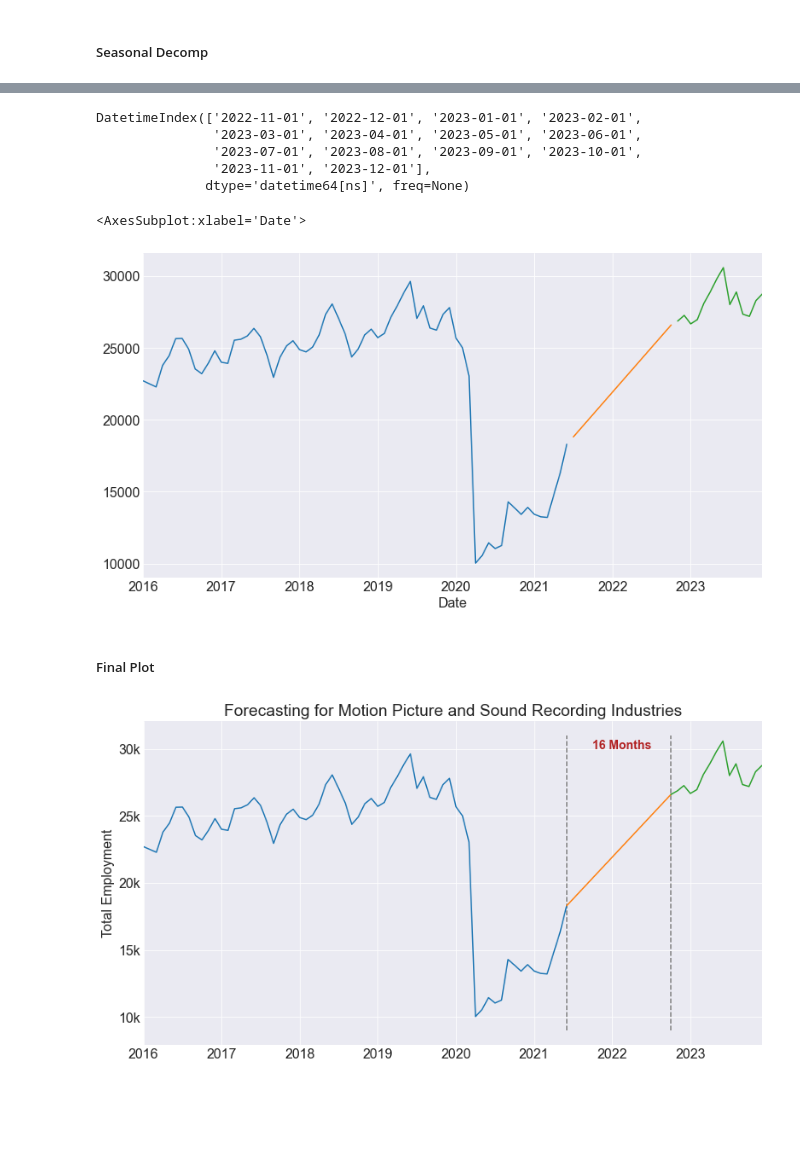
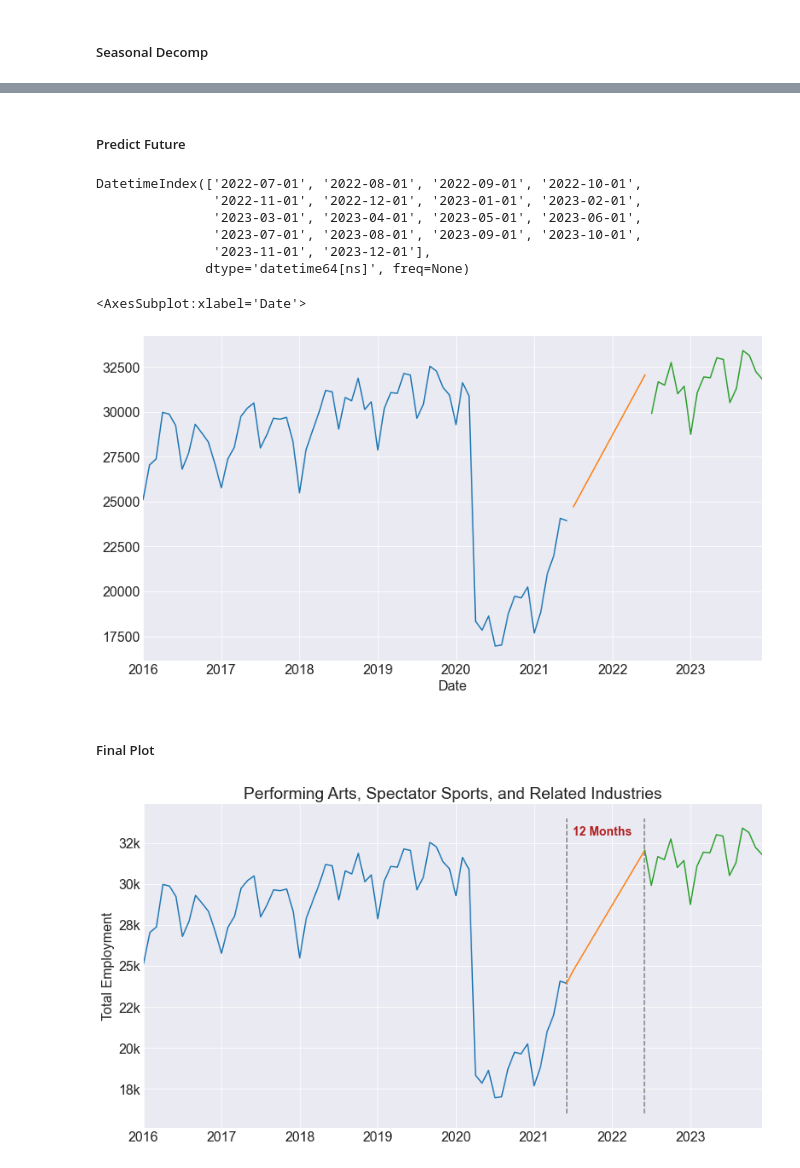
Before and after one commit to capstone-job-market-analysis/job-market-analysis, a Jupyter notebook: adam_scratch_forecasting.ipynb, the cells around one changed output, grey strips where cells are left out. Saved outputs shown, nothing was run; the diff lists cells and outputs as text; code cells hidden in the pictures; blank space fills up the shorter version.

```diff
--- a/adam_scratch_forecasting.ipynb
+++ b/adam_scratch_forecasting.ipynb
@@ -824,7 +1040,7 @@ holts.plot()
 # %%
 # forecast pre-COVID behavior after full recovery
-s_motion = forecast_ind_dict['Motion Picture and Sound Recording Industries']
-s_motion.plot()
-plt.gca().set(ylabel = 'Total Employment', title='Motion Picture and Sound Recording Industries')
+s_perform = forecast_ind_dict['Performing Arts, Spectator Sports, and Related Industries']
+s_perform.plot()
+plt.gca().set(ylabel = 'Total Employment', title='Performing Arts, Spectator Sports, and Related Industries')
 plt.gca().yaxis.set_major_formatter(lambda x, pos: '{:.0f}k'.format(x / 1_000));
 # %% [output]
@@ -832,8 +1048,8 @@ plt.gca().yaxis.set_major_formatter(lambda x, pos: '{:.0f}k'.format(x / 1_000));
 # %% [markdown]
 ##### Splits
 # %%
-train = s_motion['2016' : '2018']
-test = s_motion['2019']
+train = s_perform['2016' : '2018']
+test = s_perform['2019']
 # %%
 # create a function to visualize splits
 def viz_splits(train, test):
@@ -889,12 +1104,18 @@ explained_variance_score(test, forecast)
+# %% [markdown]
+##### Predict Future
 # %%
 # predict the future
 # want to predict into future to get us to end of year 2023
 # get values for respective months preceding pandemic 2018-11 to 2019-12
-historical = s_motion['2018-11' : '2019-12']
+historical = s_perform['2018-07' : '2019-12']
 # %%
 # want to get index that goes from July 2021 to Dec 2022
 
 future_index_str = [
+    '2022-07',
+    '2022-08',
+    '2022-09',
+    '2022-10',
     '2022-11',
     '2022-12',
     '2023-01',
@@ -915,7 +1136,8 @@ future_index = pd.to_datetime(future_index_str)
 
 future_index
 # %% [output]
-DatetimeIndex(['2022-11-01', '2022-12-01', '2023-01-01', '2023-02-01',
+DatetimeIndex(['2022-07-01', '2022-08-01', '2022-09-01', '2022-10-01',
+               '2022-11-01', '2022-12-01', '2023-01-01', '2023-02-01',
                '2023-03-01', '2023-04-01', '2023-05-01', '2023-06-01',
                '2023-07-01', '2023-08-01', '2023-09-01', '2023-10-01',
                '2023-11-01', '2023-12-01'],
@@ -925,24 +1147,24 @@ future = historical + train.diff(12).mean()
 # still need to reset the index
 future.index = future_index
 # %%
-s_motion.plot()
+s_perform.plot()
 holts.plot()
 future.plot()
 # %% [output]
 <AxesSubplot:xlabel='Date'>
-[figure, old version]
+[figure, new version]
 # %% [markdown]
 ##### Final Plot
 # %%
-full_forecast = pd.concat([s_motion, holts, future])
+full_forecast = pd.concat([s_perform, holts, future])
 full_forecast[ : '2021-06'].plot() # data we have
-full_forecast['2021-06' : '2022-10'].plot() # linear recovery forecast
-full_forecast['2022-10' : ].plot() # resumption forecast
-plt.vlines(x='2021-06', ymin=9_000, ymax=31_000, linestyles='--', colors='gray')
-plt.vlines(x='2022-10', ymin=9_000, ymax=31_000, linestyles='--', colors='gray')
-plt.text('2021-10', 30_000, '16 Months', fontsize=14, color='firebrick', fontweight='bold')
-plt.gca().set(title='Forecasting for Motion Picture and Sound Recording Industries',
+full_forecast['2021-06' : '2022-06'].plot() # linear recovery forecast
+full_forecast['2022-06' : ].plot() # resumption forecast
+plt.vlines(x='2021-06', ymin=16_000, ymax=34_000, linestyles='--', colors='gray')
+plt.vlines(x='2022-06', ymin=16_000, ymax=34_000, linestyles='--', colors='gray')
+plt.text('2021-07', 33_000, '12 Months', fontsize=14, color='firebrick', fontweight='bold')
+plt.gca().set(title='Performing Arts, Spectator Sports, and Related Industries',
               ylabel='Total Employment')
 plt.gca().yaxis.set_major_formatter(lambda x, pos: '{:.0f}k'.format(x / 1_000));
 # %% [output]
-[figure, old version]
+[figure, new version]
```
Also changed, not shown: parts of 81 cells of this notebook.
